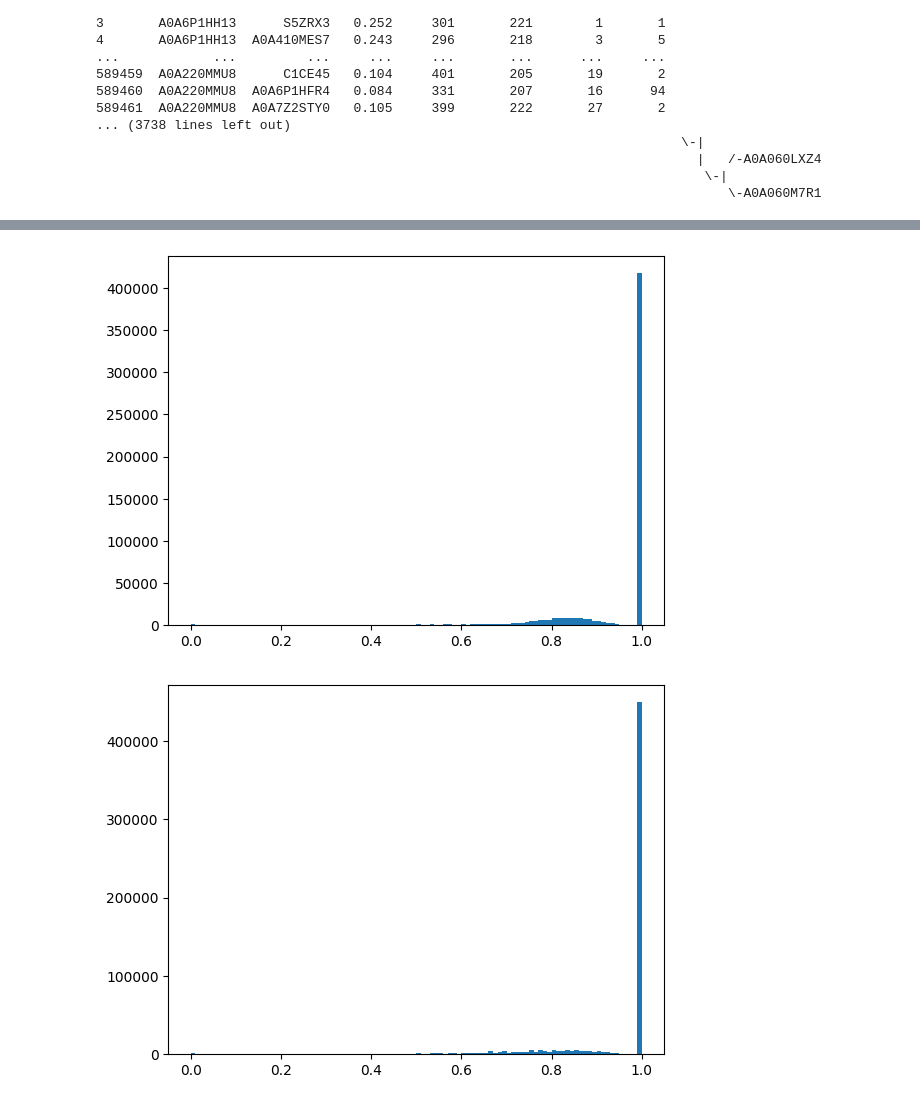
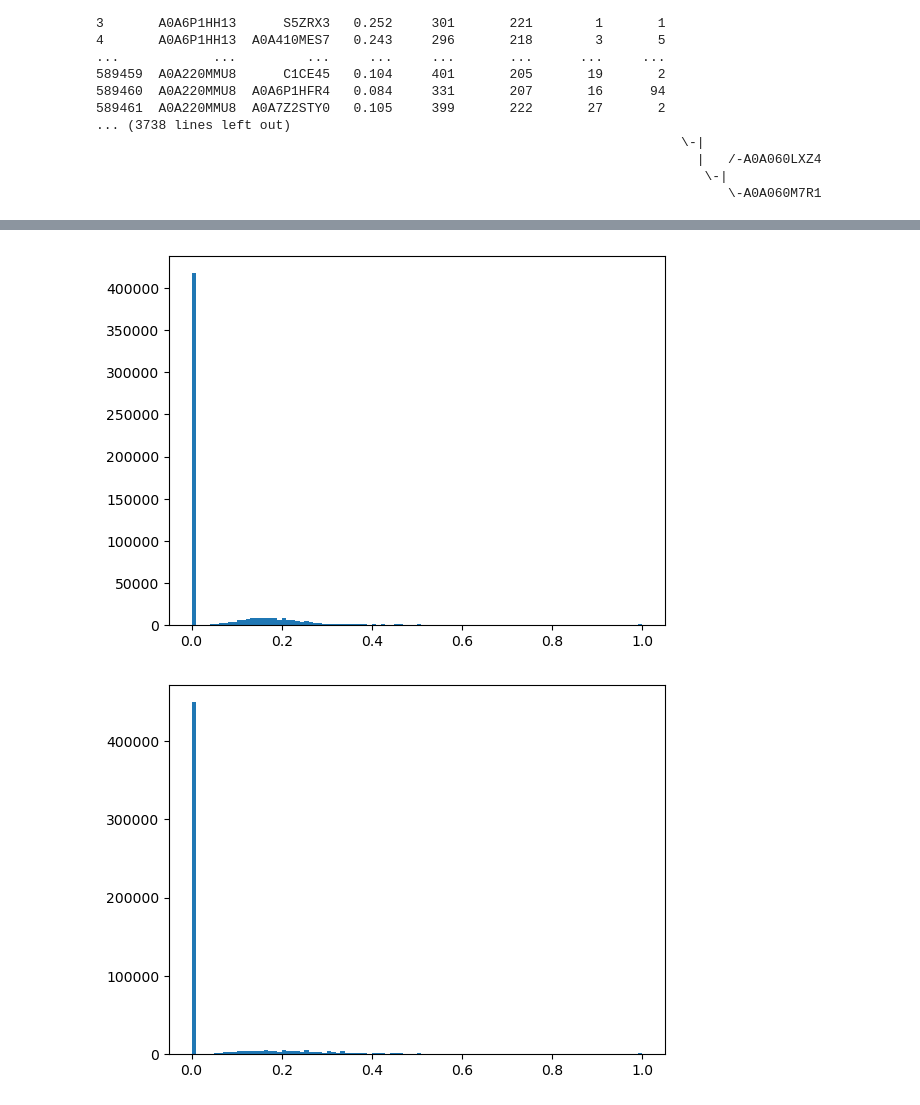
Before and after one commit to DessimozLab/fold_tree, a Jupyter notebook: notebooks/generate_rrnpp_phylo.ipynb, the cells around one changed output, grey strips where cells are left out. Drawn from its saved outputs; the diff is of its cells as text; code cells hidden in the pictures.

```diff
--- a/notebooks/generate_rrnpp_phylo.ipynb
+++ b/notebooks/generate_rrnpp_phylo.ipynb
@@ -141,29 +124,30 @@ Time for processing: 0h 0m 0s 90ms
 # %%
 
+from matplotlib import pyplot as plt
 #load the results
 nter = pd.read_table(outfolder + 'nter_allvall.m8' , header = None )
 cter = pd.read_table(outfolder + 'cter_allvall.m8' , header = None )
 
 # make a distmat using the foldseek results
 def res2distmat(ter):
     ter.columns = 'query,target,fident,alnlen,mismatch,gapopen,qstart,qend,tstart,tend,evalue,bits,lddt,lddtfull,alntmscore'.split(',')
     termat = np.zeros( (len(ter['query'].unique()), len(ter['query'].unique())) )
     ids = { j: i for i,j in enumerate(ter['query'].unique())}
     for idx,row in ter.iterrows():
         termat[ids[row['query']] , ids[row['target']]] += row['fident']
         termat[ids[row['target']] , ids[row['query']]] += row['fident']
     termat /= 2
-    return 1-termat , ids
+    return termat , ids
 ctermat, cterids = res2distmat(cter)
 ntermat, nterids = res2distmat(nter)
 
 plt.hist( ctermat.flatten() , bins = 100)
 plt.show()
 plt.hist( ntermat.flatten() , bins = 100)
 plt.show()
 # %% [output]
-[figure, old version]
+[figure, new version]
-[figure, old version]
+[figure, new version]
 # %%
 np.save( outfolder + 'cter_distmat.npy' , ctermat)
 np.save( outfolder + 'nter_distmat.npy' , ntermat)
```
Also changed, not shown: parts of 11 cells of this notebook, 1 other file.
